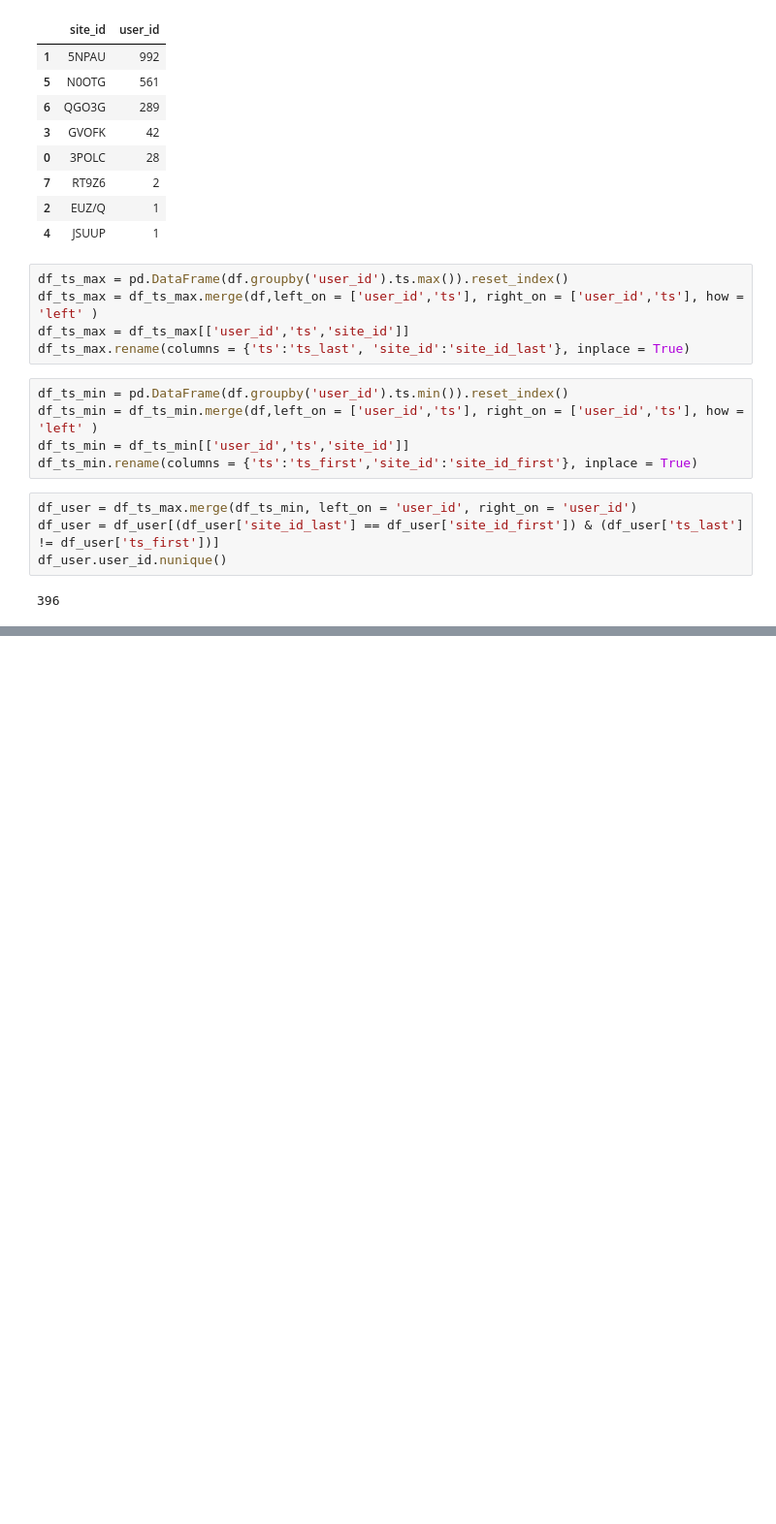
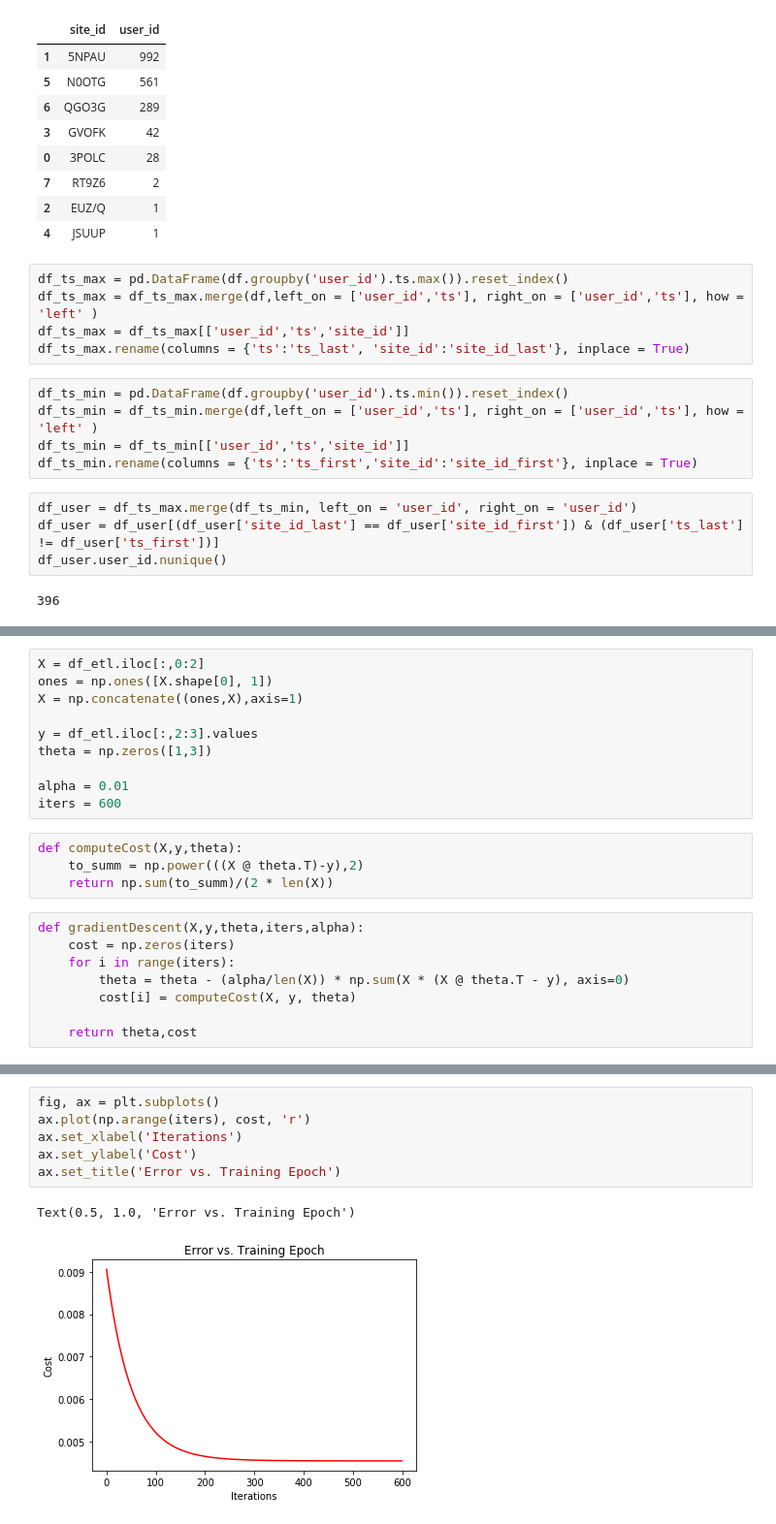
Before and after one commit to Dyu622/DS-TakeHomeChanllege, a Jupyter notebook: Sample_data.ipynb, the cells around one changed output, grey strips where cells are left out. Shown at 97% size. Cells and saved outputs as stored; diff of their text form; blank space fills up the shorter version.

```diff
--- a/Sample_data.ipynb
+++ b/Sample_data.ipynb
@@ -122,0 +194,22 @@ df_user.user_id.nunique()
+# %%
+X = df_etl.iloc[:,0:2]
+ones = np.ones([X.shape[0], 1])
+X = np.concatenate((ones,X),axis=1)
+
+y = df_etl.iloc[:,2:3].values
+theta = np.zeros([1,3])
+
+alpha = 0.01
+iters = 600
+# %%
+def computeCost(X,y,theta):
+    to_summ = np.power(((X @ theta.T)-y),2)
+    return np.sum(to_summ)/(2 * len(X))
+# %%
+def gradientDescent(X,y,theta,iters,alpha):
+    cost = np.zeros(iters)
+    for i in range(iters):
+        theta = theta - (alpha/len(X)) * np.sum(X * (X @ theta.T - y), axis=0)
+        cost[i] = computeCost(X, y, theta)
+
+    return theta,cost
@@ -122,0 +226,9 @@ df_user.user_id.nunique()
+# %%
+fig, ax = plt.subplots()
+ax.plot(np.arange(iters), cost, 'r')
+ax.set_xlabel('Iterations')
+ax.set_ylabel('Cost')
+ax.set_title('Error vs. Training Epoch')
+# %% [output]
+Text(0.5, 1.0, 'Error vs. Training Epoch')
+[figure, added]
```
Also changed, not shown: parts of 10 cells of this notebook.
